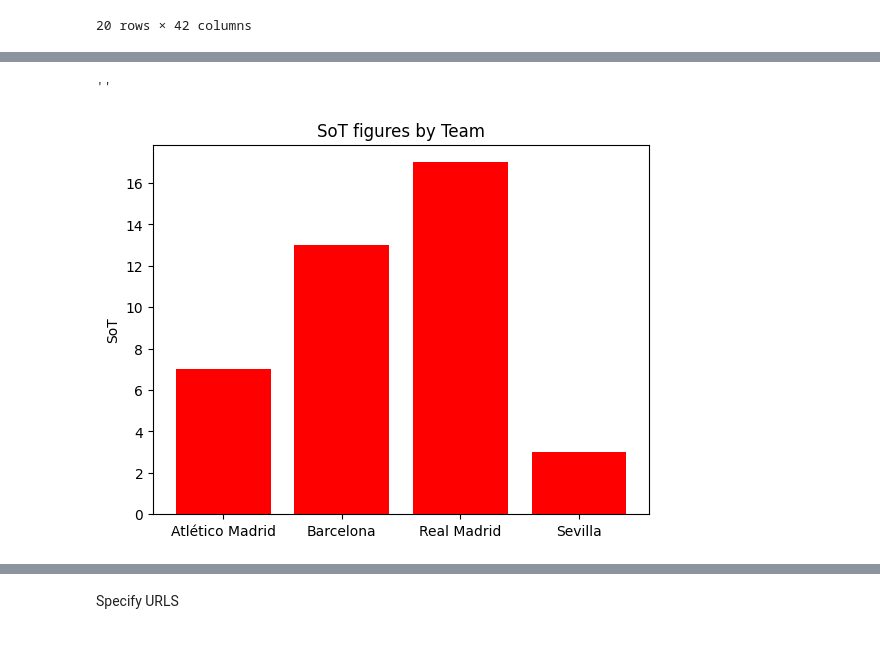
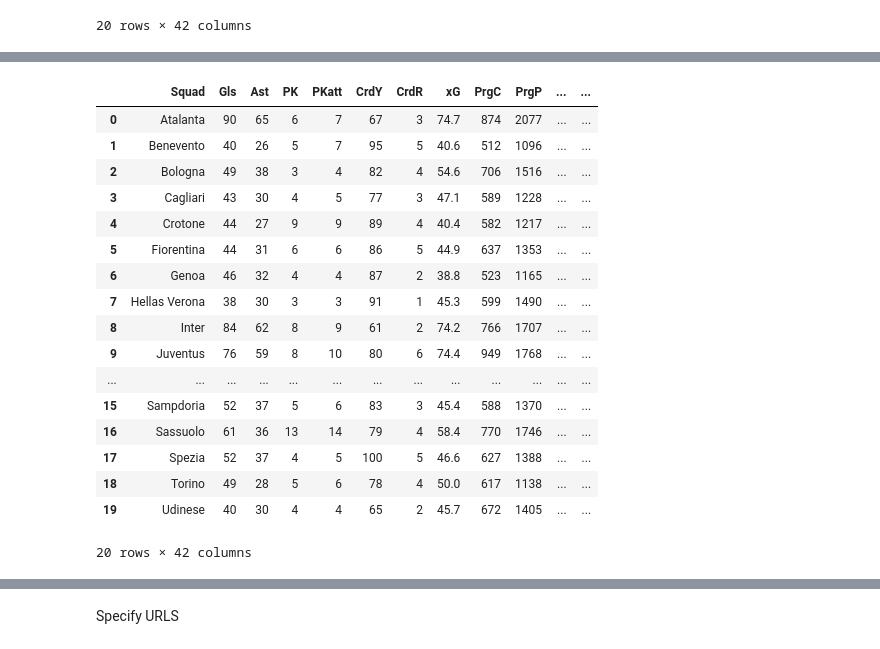
Before and after one commit to tasosnikitakis/Data_Science_Notebooks, a Jupyter notebook: FBREF_data_scrapping.ipynb, the cells around one changed output, grey strips where cells are left out. Cells and saved outputs as stored; diff of their text form; code cells hidden in the pictures.

```diff
--- a/FBREF_data_scrapping.ipynb
+++ b/FBREF_data_scrapping.ipynb
@@ -202,8 +152,25 @@ subset_shooting = shooting[shooting['Squad'].isin(top4)]
-# %%
-plt.bar(subset_shooting['Squad'],subset_shooting['SoT'], color = 'red')
-plt.title('SoT figures by Team')
-plt.ylabel('SoT')
-;
-# %% [output]
-''
-[figure, removed]
+# %%
+url = "https://fbref.com/en/comps/11/2020-2021/2020-2021-Serie-A-Stats"
+stats_list_2020_2021 = create_feature_datasets(url)
+SerieA_stats_2020_2021 = pd.concat(stats_list_2020_2021, axis=1)
+# %%
+SerieA_stats_2020_2021
+# %% [output]
+|  | Squad | Gls | Ast | PK | PKatt | CrdY | CrdR | xG | PrgC | PrgP | ... | ... |
+| 0 | Atalanta | 90 | 65 | 6 | 7 | 67 | 3 | 74.7 | 874 | 2077 | ... | ... |
+| 1 | Benevento | 40 | 26 | 5 | 7 | 95 | 5 | 40.6 | 512 | 1096 | ... | ... |
+| 2 | Bologna | 49 | 38 | 3 | 4 | 82 | 4 | 54.6 | 706 | 1516 | ... | ... |
+| 3 | Cagliari | 43 | 30 | 4 | 5 | 77 | 3 | 47.1 | 589 | 1228 | ... | ... |
+| 4 | Crotone | 44 | 27 | 9 | 9 | 89 | 4 | 40.4 | 582 | 1217 | ... | ... |
+| 5 | Fiorentina | 44 | 31 | 6 | 6 | 86 | 5 | 44.9 | 637 | 1353 | ... | ... |
+| 6 | Genoa | 46 | 32 | 4 | 4 | 87 | 2 | 38.8 | 523 | 1165 | ... | ... |
+| 7 | Hellas Verona | 38 | 30 | 3 | 3 | 91 | 1 | 45.3 | 599 | 1490 | ... | ... |
+| 8 | Inter | 84 | 62 | 8 | 9 | 61 | 2 | 74.2 | 766 | 1707 | ... | ... |
+| 9 | Juventus | 76 | 59 | 8 | 10 | 80 | 6 | 74.4 | 949 | 1768 | ... | ... |
+| ... | ... | ... | ... | ... | ... | ... | ... | ... | ... | ... | ... | ... |
+| 15 | Sampdoria | 52 | 37 | 5 | 6 | 83 | 3 | 45.4 | 588 | 1370 | ... | ... |
+| 16 | Sassuolo | 61 | 36 | 13 | 14 | 79 | 4 | 58.4 | 770 | 1746 | ... | ... |
+| 17 | Spezia | 52 | 37 | 4 | 5 | 100 | 5 | 46.6 | 627 | 1388 | ... | ... |
+| 18 | Torino | 49 | 28 | 5 | 6 | 78 | 4 | 50.0 | 617 | 1138 | ... | ... |
+| 19 | Udinese | 40 | 30 | 4 | 4 | 65 | 2 | 45.7 | 672 | 1405 | ... | ... |
+20 rows × 42 columns
```
Also changed, not shown: parts of 32 cells of this notebook.
